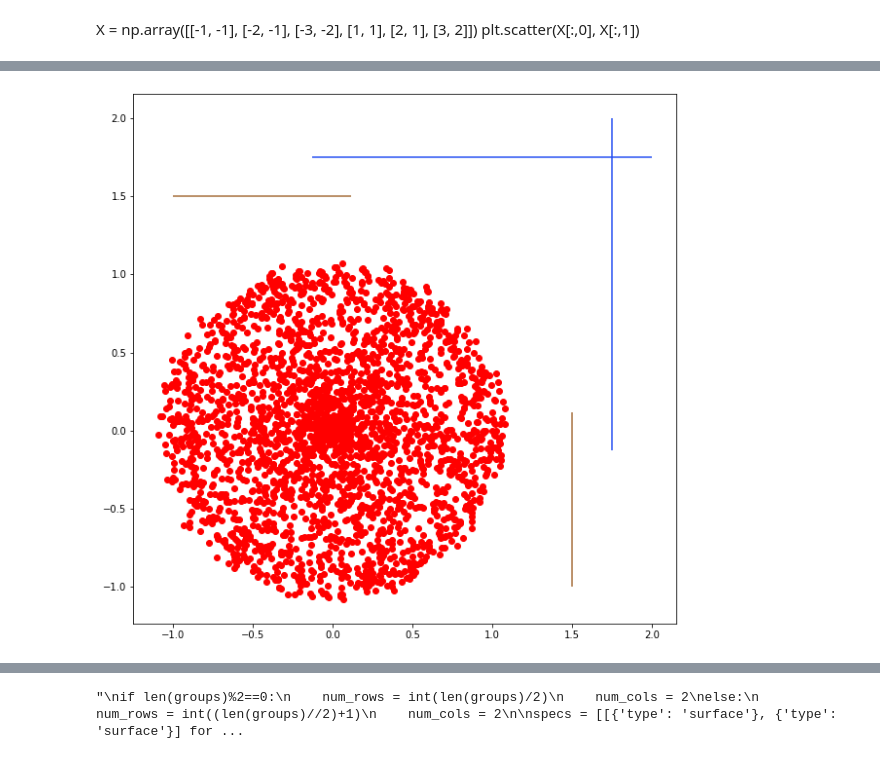
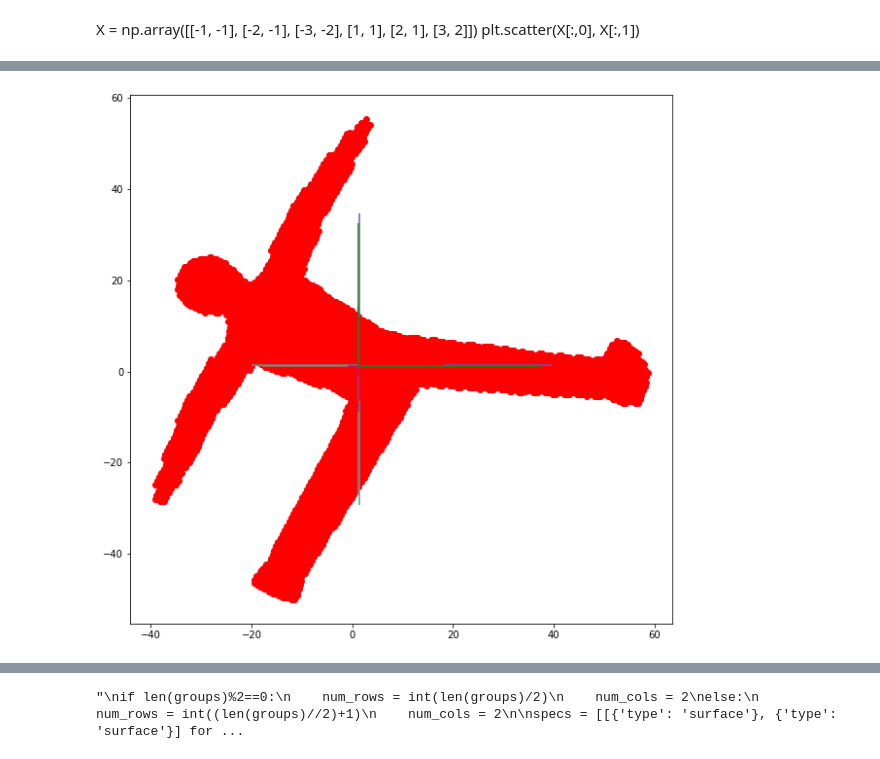
Before and after one commit to zanjonke/tda-mapper, a Jupyter notebook: notebook.ipynb, the cells around one changed output, grey strips where cells are left out. Cells and saved outputs as stored; diff of their text form; code cells hidden in the pictures.

```diff
--- a/notebook.ipynb
+++ b/notebook.ipynb
@@ -129,24 +129,26 @@ mappers = {
         'clusterer':DBSCAN(eps=10)
     },
     'human':{
-        'filter_func':Projection(columns=[0,1]),
-        'cover':CubicalCover(n_intervals=4, overlap_frac=0.1),
+        #'filter_func':Projection(columns=[0,1]),
+        'filter_func':PCA(n_components=2),
+        #'filter_func':UMAP(n_neighbors=5),
+        'cover':CubicalCover(n_intervals=5, overlap_frac=0.1),
         'clusterer':DBSCAN(eps=10,metric='chebyshev')
     },
     'table':{
         'filter_func':Projection(columns=[0,1,2]),
-        'cover':CubicalCover(n_intervals=4, overlap_frac=0.2),
+        'cover':CubicalCover(n_intervals=4, overlap_frac=0.4),
         'clusterer':DBSCAN(eps=10)
     },
     'chair':{
         'filter_func':Projection(columns=[0,1,2]),
-        'cover':CubicalCover(n_intervals=2, overlap_frac=0.2),
+        'cover':CubicalCover(n_intervals=3, overlap_frac=0.2),
         'clusterer':DBSCAN(eps=10)
 
     }
 }
 
-body = 'sphere'
+body = 'human'
 #body = 'torus'
 #body = 'chair'
 #body = 'table'
@@ -249,42 +251,42 @@ fig.show()
 # %%
 #cover = CubicalCover(n_intervals=2, overlap_frac=0.2)
 #cover = CubicalCover(n_intervals=2, overlap_frac=0.3)
-cover = CubicalCover(n_intervals=2, overlap_frac=0.2)
+#cover = CubicalCover(n_intervals=2, overlap_frac=0.2)
 
 X__ = cover.fit_transform(X_)
 fig, ax = plt.subplots(figsize=(10,10))
 ax.scatter(X_[:,0],X_[:,1],color='r')
 
 #offset = 4
-offset = 1.75
-lim = 2
+offset = 1.5
+lim = 1.25
 #lim = 3.5
 step = 0.25
 lim_neg = -1
 #lim_neg = -10
 random_color = lambda: random.randint(0,255)
 color_discrete_map={str(i):'#%02X%02X%02X' % (random_color(),random_color(),random_color()) for i in range(0,100)}
 #pprint(color_discrete_map)
 
 #print(cmap)
 
 for i, (left_limit, right_limit) in enumerate(zip(cover._coverers[0].left_limits_, cover._coverers[0].right_limits_)):
     if left_limit == -np.inf: left_limit = lim_neg
     if right_limit == np.inf: right_limit = lim
     #X = np.linspace(left_limit, right_limit, 100)
     #Y = np.linspace(left_limit, right_limit, 100)
     color = color_discrete_map[str(i)]
     y = offset-step if i %2 == 0 else offset
     ax.hlines(y=y, xmin=left_limit, xmax=right_limit, colors=color)
 
 for i, (left_limit, right_limit) in enumerate(zip(cover._coverers[1].left_limits_, cover._coverers[1].right_limits_)):
     if left_limit == -np.inf: left_limit = lim_neg
     if right_limit == np.inf: right_limit = lim
     color = color_discrete_map[str(i)]
     x = offset-step if i %2 == 0 else offset
     ax.vlines(x=x, ymin=left_limit, ymax=right_limit, colors=color)
 # %% [output]
-[figure, old version]
+[figure, new version]
 # %%
 groups = [X[X__[:,i]].tolist() for i in range(0, X__.shape[1])]
 s = [{tuple(p) for p in group} for group in groups]
```
Also changed, not shown: parts of 8 cells of this notebook.
